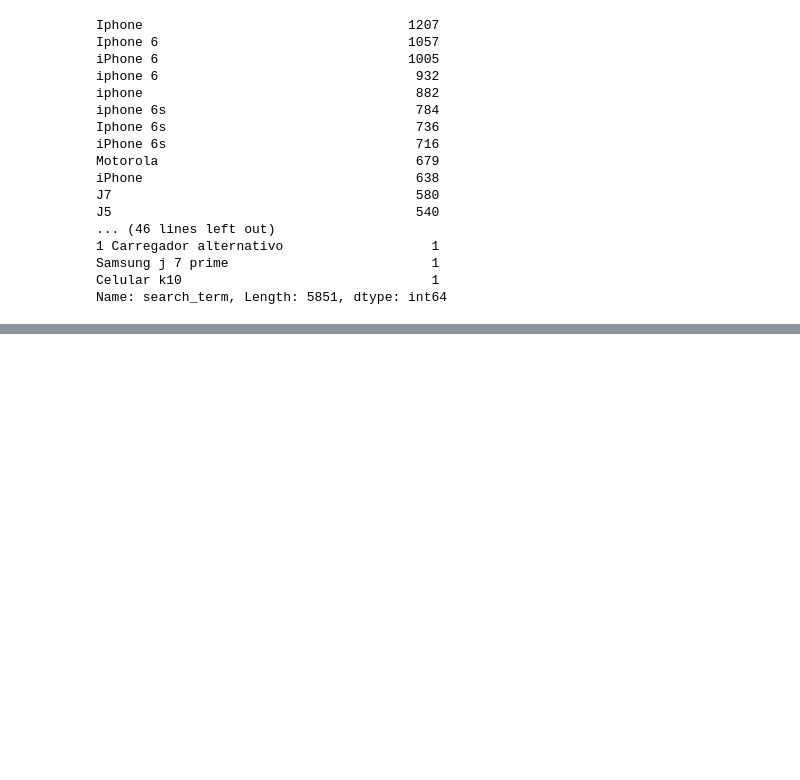
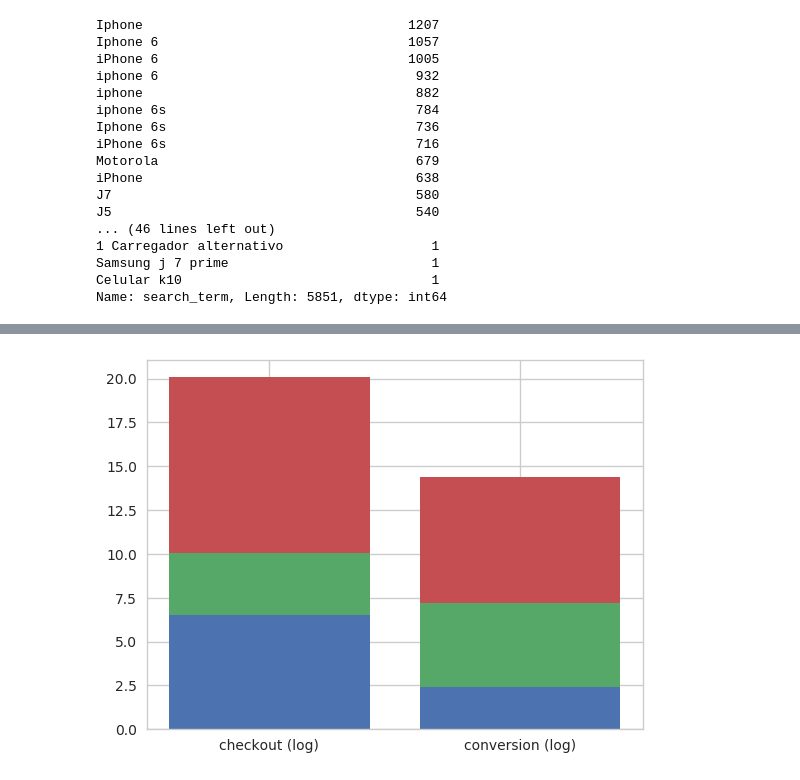
Before and after one commit to EugeniaFranchi/TP-Datos, a Jupyter notebook: TpDatos.ipynb, the cells around one changed output, grey strips where cells are left out. Saved outputs shown, nothing was run; the diff lists cells and outputs as text; code cells hidden in the pictures; blank space fills up the shorter version.

```diff
--- a/TpDatos.ipynb
+++ b/TpDatos.ipynb
@@ -821,0 +839,4 @@ personas.loc[(personas['device_type'].isnull()==False)|(personas['event']=='chec
+# %%
+#Busco en el dataframe los dispositivos usados para entrar a un sitio
+df1=personas.loc[personas['device_type'].isnull()==False]
+df1
@@ -821,0 +862,4 @@ personas.loc[(personas['device_type'].isnull()==False)|(personas['event']=='chec
+# %%
+#Busco ahora aquellos eventos de checkout o conversion
+df2=personas.loc[(personas['event']=='checkout') |(personas['event']=='conversion')]
+df2
@@ -821,0 +885,5 @@ personas.loc[(personas['device_type'].isnull()==False)|(personas['event']=='chec
+# %%
+#Hago un join por dia y persona para ver los dispositivos que usaron para realizar el checkout o conversion
+#El resultado son aquellos registros originados por las mismas personas el mismo dia
+result=pd.merge(df1,df2,on=['dia','person'],how='inner')
+result
@@ -821,0 +909,5 @@ personas.loc[(personas['device_type'].isnull()==False)|(personas['event']=='chec
+# %%
+events_per_device=result[['device_type_x','event_y']]
+smartphones=events_per_device.loc[events_per_device['device_type_x']=='Smartphone']
+computadora=events_per_device.loc[events_per_device['device_type_x']=='Computer']
+tablet=events_per_device.loc[events_per_device['device_type_x']=='Tablet']
@@ -821,0 +939,23 @@ personas.loc[(personas['device_type'].isnull()==False)|(personas['event']=='chec
+# %%
+#Son parecidas las cantidades de eventos originados por celulares y originados por computadora
+#mientras que son exponencialmente mayor que los originados por tablet
+
+'NO ENTIENDO PORQUE ME "APLASTA" EL VALOR DE LOS SMARTPHONES (DEBERIA SER 10 APROX.)'
+eventList=['checkout (log)','conversion (log)']
+
+v1=np.log(tablet['event_y'].value_counts()+1)
+v2=np.log(smartphones['event_y'].value_counts()+1)
+v3=np.log(computadora['event_y'].value_counts()+1)
+
+g1=plt.bar(x=eventList,height=v1)
+g2=plt.bar(x=eventList,height=v2,bottom=v1)
+g3=plt.bar(x=eventList,height=v3,bottom=v2)
+
+#plt.title('Checkout vs conversion segun dispositivo')
+#plt.xlabel('evento')
+#plt.ylabel('Cantidad')
+#plt.legend((g1[0],g2[0],g3[0]),('Tablet','Smartphone','Computadora'))
+
+plt.show()
+# %% [output]
+[figure, added]
```
Also changed, not shown: parts of 8 cells of this notebook.
